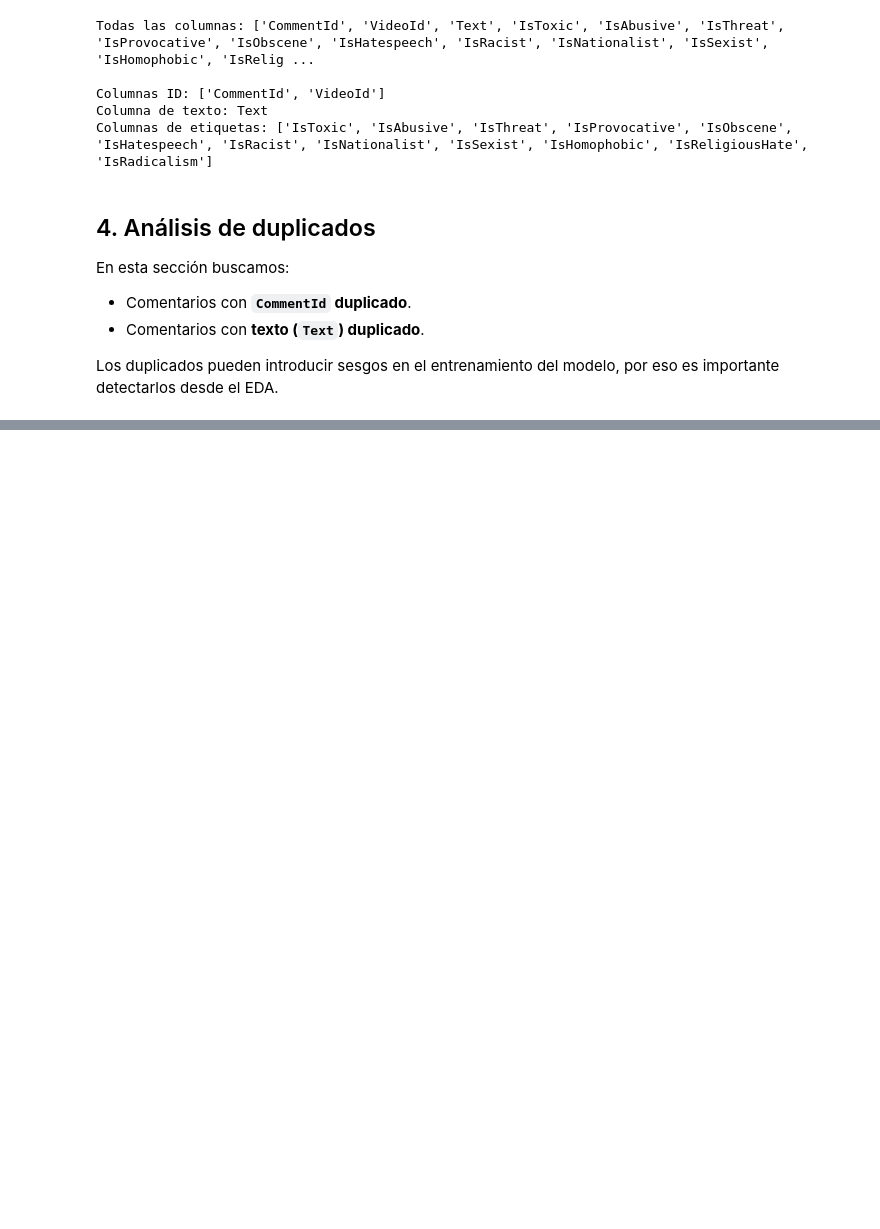
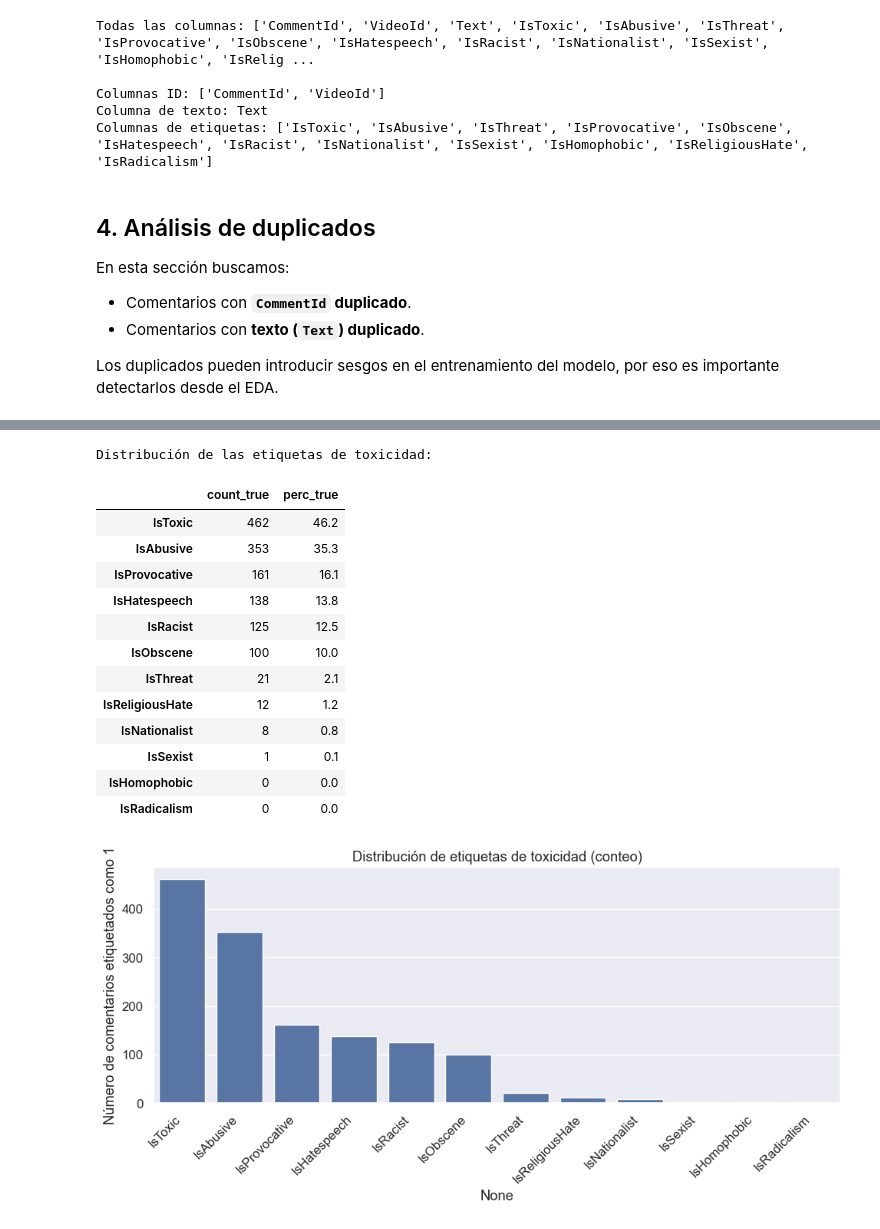
Before and after one commit to Bootcamp-IA-P5/Proyecto_X_NLP_G4, a Jupyter notebook: backend/notebooks/01_EDA.ipynb, the cells around one changed output, grey strips where cells are left out. Drawn from its saved outputs; the diff is of its cells as text; code cells hidden in the pictures; blank space fills up the shorter version.

Commit message:
feat(eda): add toxicity label distribution and multi-label pattern analysis

```diff
--- a/backend/notebooks/01_EDA.ipynb
+++ b/backend/notebooks/01_EDA.ipynb
@@ -190,0 +202,35 @@ Número de comentarios con texto duplicado: 3
+# %%
+label_counts = df[label_cols].sum().sort_values(ascending=False)
+label_perc = (label_counts / len(df) * 100).round(2)
+
+label_summary = pd.DataFrame({
+    "count_true": label_counts,
+    "perc_true": label_perc
+})
+
+print("Distribución de las etiquetas de toxicidad:")
+display(label_summary)
+
+plt.figure(figsize=(10, 5))
+sns.barplot(x=label_summary.index, y=label_summary["count_true"])
+plt.xticks(rotation=45, ha="right")
+plt.ylabel("Número de comentarios etiquetados como 1")
+plt.title("Distribución de etiquetas de toxicidad (conteo)")
+plt.tight_layout()
+plt.show()
+# %% [output]
+Distribución de las etiquetas de toxicidad:
+|  | count_true | perc_true |
+| IsToxic | 462 | 46.2 |
+| IsAbusive | 353 | 35.3 |
+| IsProvocative | 161 | 16.1 |
+| IsHatespeech | 138 | 13.8 |
+| IsRacist | 125 | 12.5 |
+| IsObscene | 100 | 10.0 |
+| IsThreat | 21 | 2.1 |
+| IsReligiousHate | 12 | 1.2 |
+| IsNationalist | 8 | 0.8 |
+| IsSexist | 1 | 0.1 |
+| IsHomophobic | 0 | 0.0 |
+| IsRadicalism | 0 | 0.0 |
+[figure, added]
```
Also changed, not shown: parts of 6 cells of this notebook, 1 other file.
